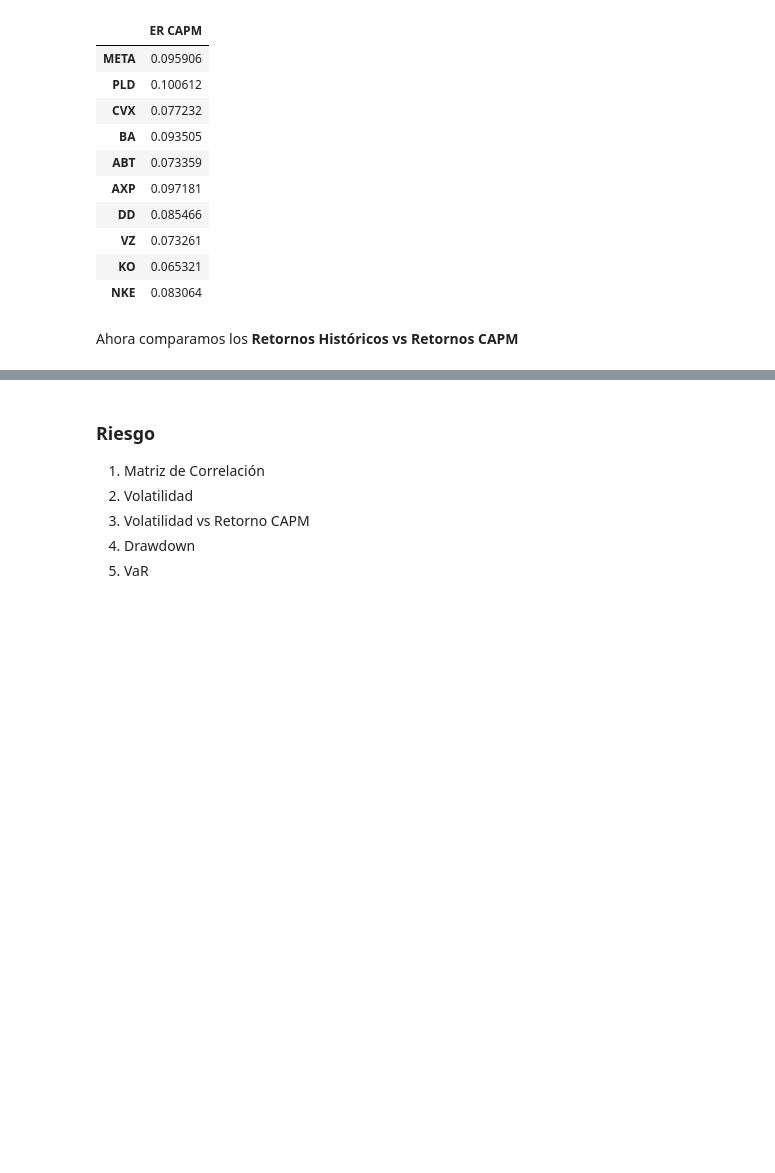
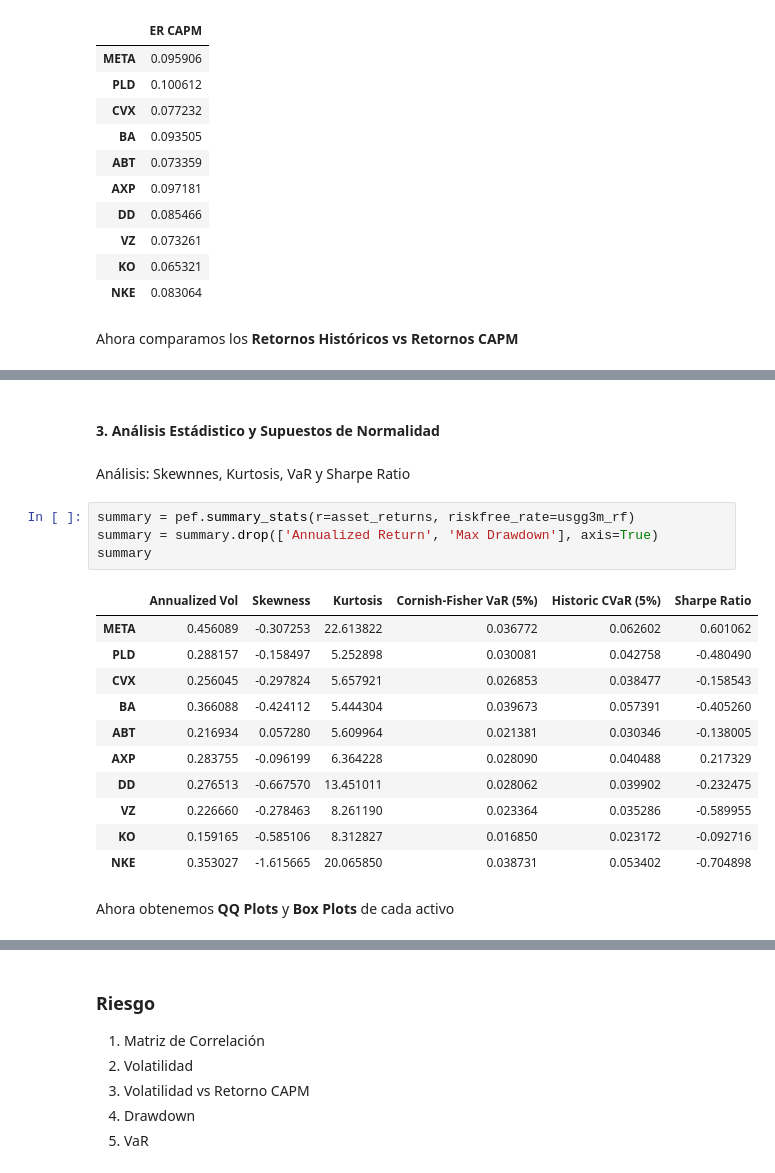
Before and after one commit to Rauloigs/Mercados-Financieros-P-Eficiente, a Jupyter notebook: bl_csv_portfolio_test.ipynb, the cells around one changed output, grey strips where cells are left out. Saved outputs shown, nothing was run; the diff lists cells and outputs as text; blank space fills up the shorter version.

```diff
--- a/bl_csv_portfolio_test.ipynb
+++ b/bl_csv_portfolio_test.ipynb
@@ -105,3 +106,25 @@ Ahora comparamos los **Retornos Históricos vs Retornos CAPM**
 blpor.compare_mean_capm_returns(mean_rets, capm_rets)
 # %% [output]
 [interactive output not drawn]
+# %% [markdown]
+#### 3. Análisis Estádistico y Supuestos de Normalidad
+# %% [markdown]
+Análisis: Skewnnes, Kurtosis, VaR y Sharpe Ratio
+# %%
+summary = pef.summary_stats(r=asset_returns, riskfree_rate=usgg3m_rf)
+summary = summary.drop(['Annualized Return', 'Max Drawdown'], axis=True)
+summary
+# %% [output]
+|  | Annualized Vol | Skewness | Kurtosis | Cornish-Fisher VaR (5%) | Historic CVaR (5%) | Sharpe Ratio |
+| META | 0.456089 | -0.307253 | 22.613822 | 0.036772 | 0.062602 | 0.601062 |
+| PLD | 0.288157 | -0.158497 | 5.252898 | 0.030081 | 0.042758 | -0.480490 |
+| CVX | 0.256045 | -0.297824 | 5.657921 | 0.026853 | 0.038477 | -0.158543 |
+| BA | 0.366088 | -0.424112 | 5.444304 | 0.039673 | 0.057391 | -0.405260 |
+| ABT | 0.216934 | 0.057280 | 5.609964 | 0.021381 | 0.030346 | -0.138005 |
+| AXP | 0.283755 | -0.096199 | 6.364228 | 0.028090 | 0.040488 | 0.217329 |
+| DD | 0.276513 | -0.667570 | 13.451011 | 0.028062 | 0.039902 | -0.232475 |
+| VZ | 0.226660 | -0.278463 | 8.261190 | 0.023364 | 0.035286 | -0.589955 |
+| KO | 0.159165 | -0.585106 | 8.312827 | 0.016850 | 0.023172 | -0.092716 |
+| NKE | 0.353027 | -1.615665 | 20.065850 | 0.038731 | 0.053402 | -0.704898 |
+# %% [markdown]
+Ahora obtenemos **QQ Plots** y **Box Plots** de cada activo
```
Also changed, not shown: parts of 9 cells of this notebook.
